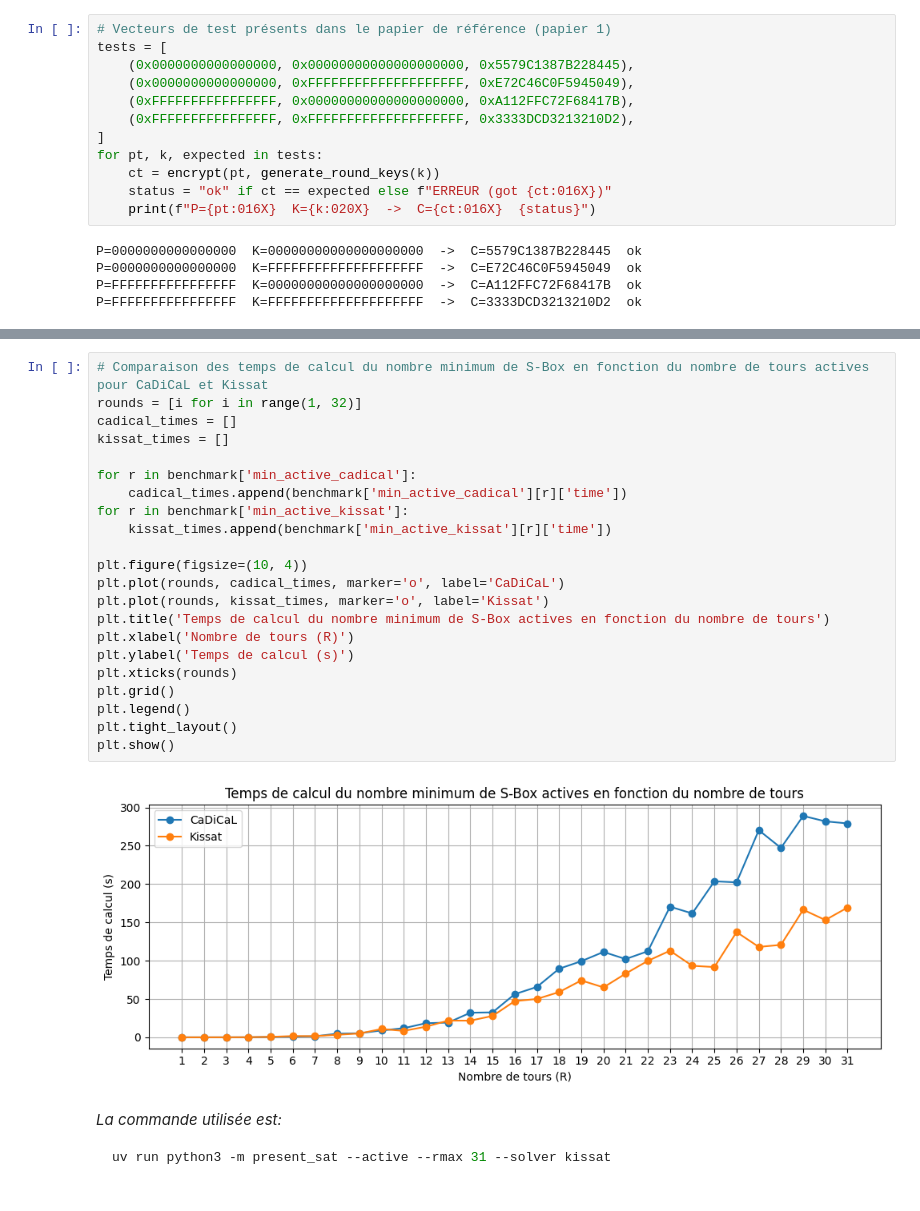
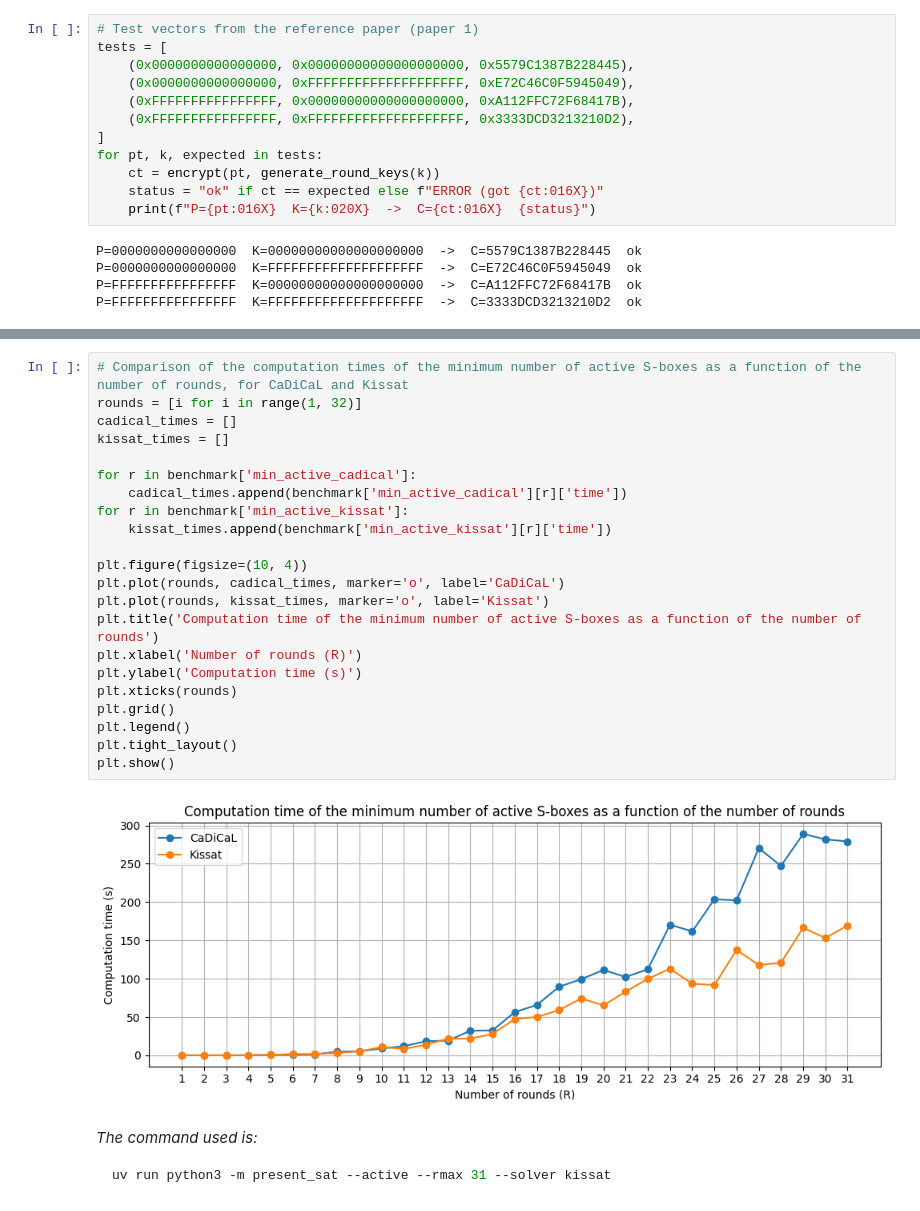
Before and after one commit to touikss/present-sat-cryptanalysis, a Jupyter notebook: notebook.ipynb, the cells around one changed output, grey strips where cells are left out. Saved outputs shown, nothing was run; the diff lists cells and outputs as text.

````diff
--- a/notebook.ipynb
+++ b/notebook.ipynb
@@ -120,7 +120,7 @@ P-layer (bit i -> position P[i]) :
 | 32 | 8 | 24 | 40 | 56 | 9 | 25 | 41 | 57 | 10 | 26 | 42 | 58 | 11 | 27 | 43 | 59 |
 | 48 | 12 | 28 | 44 | 60 | 13 | 29 | 45 | 61 | 14 | 30 | 46 | 62 | 15 | 31 | 47 | 63 |
 # %%
-# Vecteurs de test présents dans le papier de référence (papier 1)
+# Test vectors from the reference paper (paper 1)
 tests = [
     (0x0000000000000000, 0x00000000000000000000, 0x5579C1387B228445),
     (0x0000000000000000, 0xFFFFFFFFFFFFFFFFFFFF, 0xE72C46C0F5945049),
@@ -129,7 +129,7 @@ tests = [
 ]
 for pt, k, expected in tests:
     ct = encrypt(pt, generate_round_keys(k))
-    status = "ok" if ct == expected else f"ERREUR (got {ct:016X})"
+    status = "ok" if ct == expected else f"ERROR (got {ct:016X})"
     print(f"P={pt:016X}  K={k:020X}  ->  C={ct:016X}  {status}")
 # %% [output]
 P=0000000000000000  K=00000000000000000000  ->  C=5579C1387B228445  ok
@@ -540,29 +540,29 @@ plt.show()
 # %%
-# Comparaison des temps de calcul du nombre minimum de S-Box en fonction du nombre de tours actives pour CaDiCaL et Kissat
+# Comparison of the computation times of the minimum number of active S-boxes as a function of the number of rounds, for CaDiCaL and Kissat
 rounds = [i for i in range(1, 32)]
 cadical_times = []
 kissat_times = []
 
 for r in benchmark['min_active_cadical']:
     cadical_times.append(benchmark['min_active_cadical'][r]['time'])
 for r in benchmark['min_active_kissat']:
     kissat_times.append(benchmark['min_active_kissat'][r]['time'])
 
 plt.figure(figsize=(10, 4))
 plt.plot(rounds, cadical_times, marker='o', label='CaDiCaL')
 plt.plot(rounds, kissat_times, marker='o', label='Kissat')
-plt.title('Temps de calcul du nombre minimum de S-Box actives en fonction du nombre de tours')
-plt.xlabel('Nombre de tours (R)')
-plt.ylabel('Temps de calcul (s)')
+plt.title('Computation time of the minimum number of active S-boxes as a function of the number of rounds')
+plt.xlabel('Number of rounds (R)')
+plt.ylabel('Computation time (s)')
 plt.xticks(rounds)
 plt.grid()
 plt.legend()
 plt.tight_layout()
 plt.show()
 # %% [output]
-[figure, old version]
+[figure, new version]
 # %% [markdown]
-*La commande utilisée est:*
+*The command used is:*
 ```sh
 uv run python3 -m present_sat --active --rmax 31 --solver kissat
 ```
````
Also changed, not shown: parts of 37 cells of this notebook, 2 other files.
